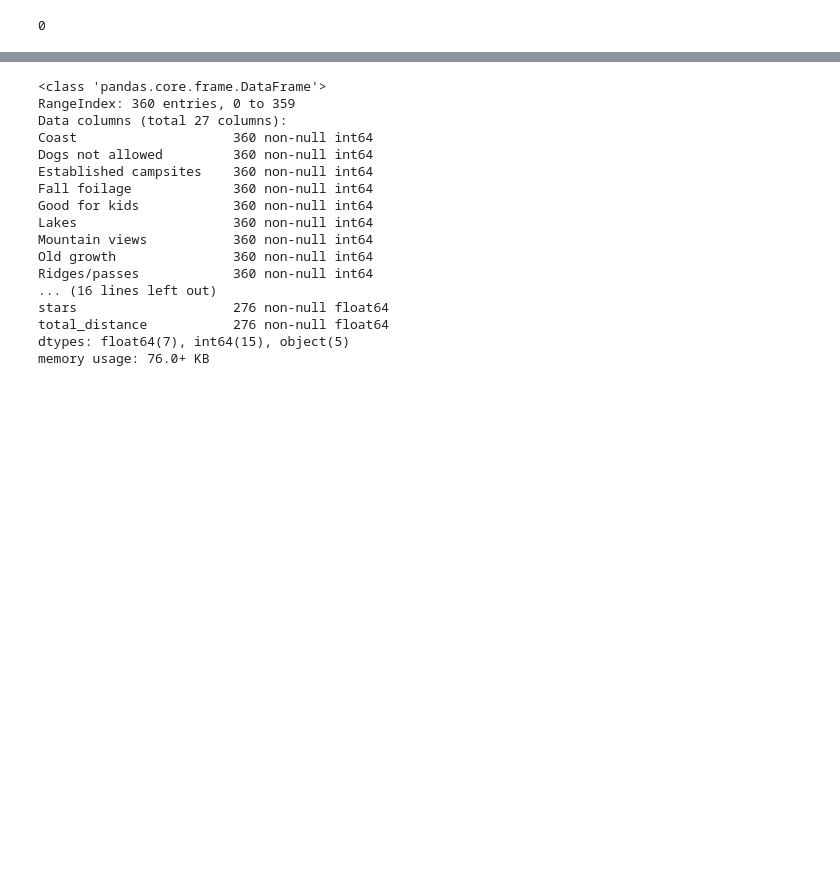
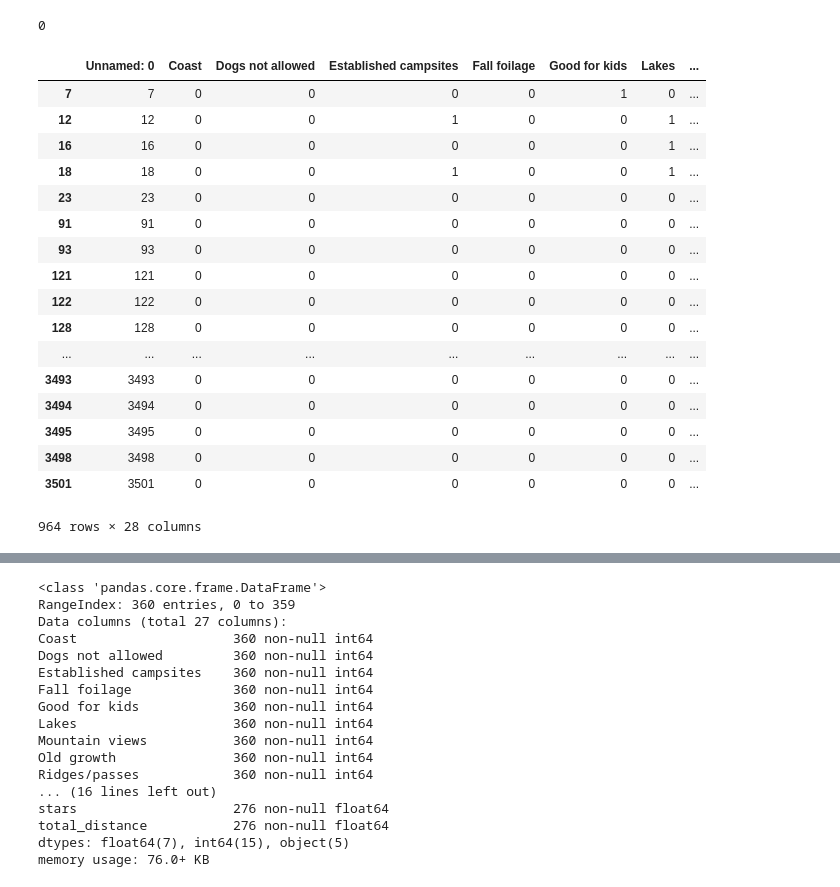
Before and after one commit to huddlestona/Trail_Report, a Jupyter notebook: Test_Cleaning_TrailData.ipynb, the cells around one changed output, grey strips where cells are left out. Cells and saved outputs as stored; diff of their text form; code cells hidden in the pictures; blank space fills up the shorter version.

```diff
--- a/Test_Cleaning_TrailData.ipynb
+++ b/Test_Cleaning_TrailData.ipynb
@@ -26,3 +37,28 @@ all_hike_urls.head()
 all_hike_urls['numReports'].min()
 # %% [output]
 0
+# %%
+pd.set_option('display.max_columns', None)
+%matplotlib inline
+# %%
+blanks = all_hike_urls[all_hike_urls['lat'].isna()]
+blanks
+# %% [output]
+|  | Unnamed: 0 | Coast | Dogs not allowed | Established campsites | Fall foilage | Good for kids | Lakes | ... |
+| 7 | 7 | 0 | 0 | 0 | 0 | 1 | 0 | ... |
+| 12 | 12 | 0 | 0 | 1 | 0 | 0 | 1 | ... |
+| 16 | 16 | 0 | 0 | 0 | 0 | 0 | 1 | ... |
+| 18 | 18 | 0 | 0 | 1 | 0 | 0 | 1 | ... |
+| 23 | 23 | 0 | 0 | 0 | 0 | 0 | 0 | ... |
+| 91 | 91 | 0 | 0 | 0 | 0 | 0 | 0 | ... |
+| 93 | 93 | 0 | 0 | 0 | 0 | 0 | 0 | ... |
+| 121 | 121 | 0 | 0 | 0 | 0 | 0 | 0 | ... |
+| 122 | 122 | 0 | 0 | 0 | 0 | 0 | 0 | ... |
+| 128 | 128 | 0 | 0 | 0 | 0 | 0 | 0 | ... |
+| ... | ... | ... | ... | ... | ... | ... | ... | ... |
+| 3493 | 3493 | 0 | 0 | 0 | 0 | 0 | 0 | ... |
+| 3494 | 3494 | 0 | 0 | 0 | 0 | 0 | 0 | ... |
+| 3495 | 3495 | 0 | 0 | 0 | 0 | 0 | 0 | ... |
+| 3498 | 3498 | 0 | 0 | 0 | 0 | 0 | 0 | ... |
+| 3501 | 3501 | 0 | 0 | 0 | 0 | 0 | 0 | ... |
+964 rows × 28 columns
```
Also changed, not shown: parts of 8 cells of this notebook.
